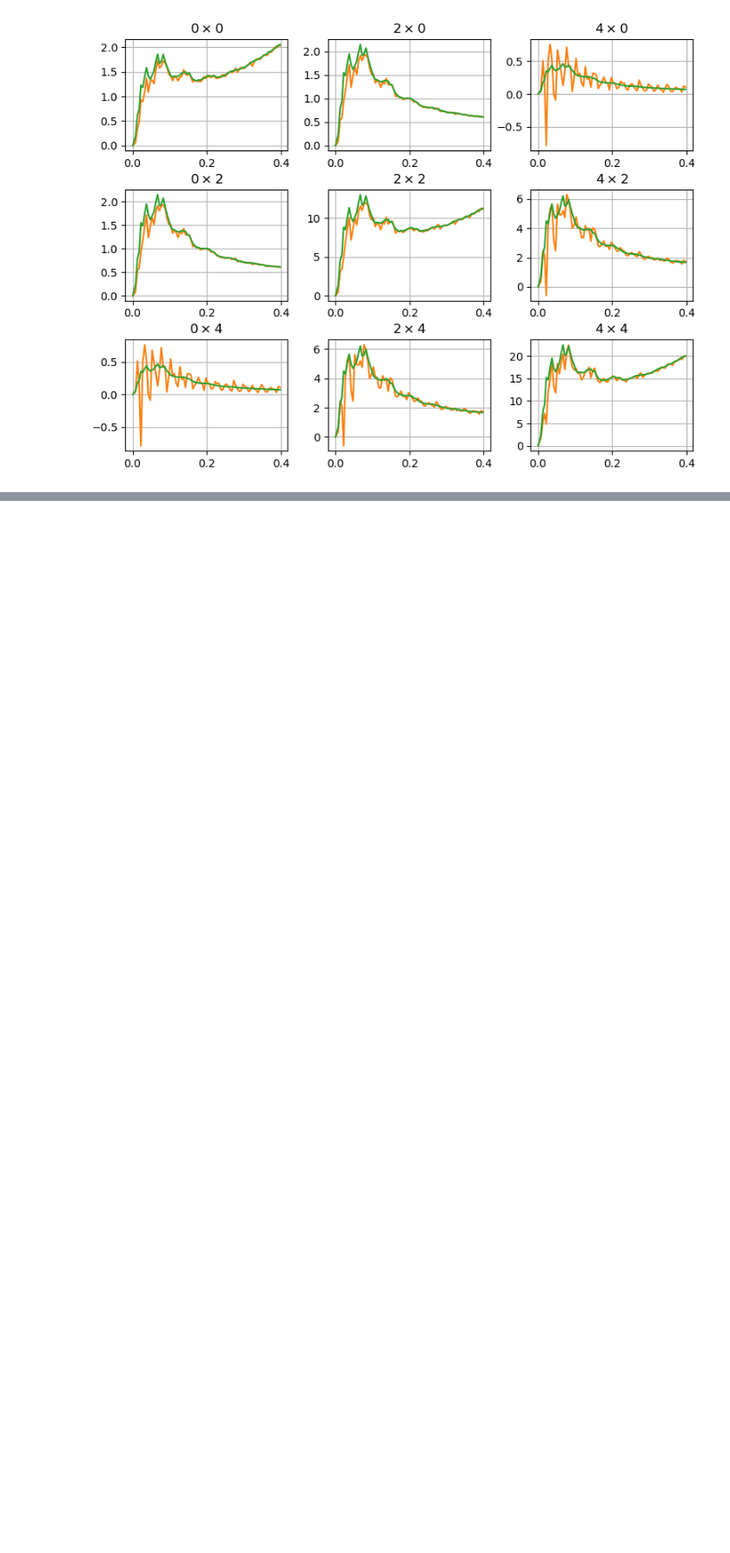
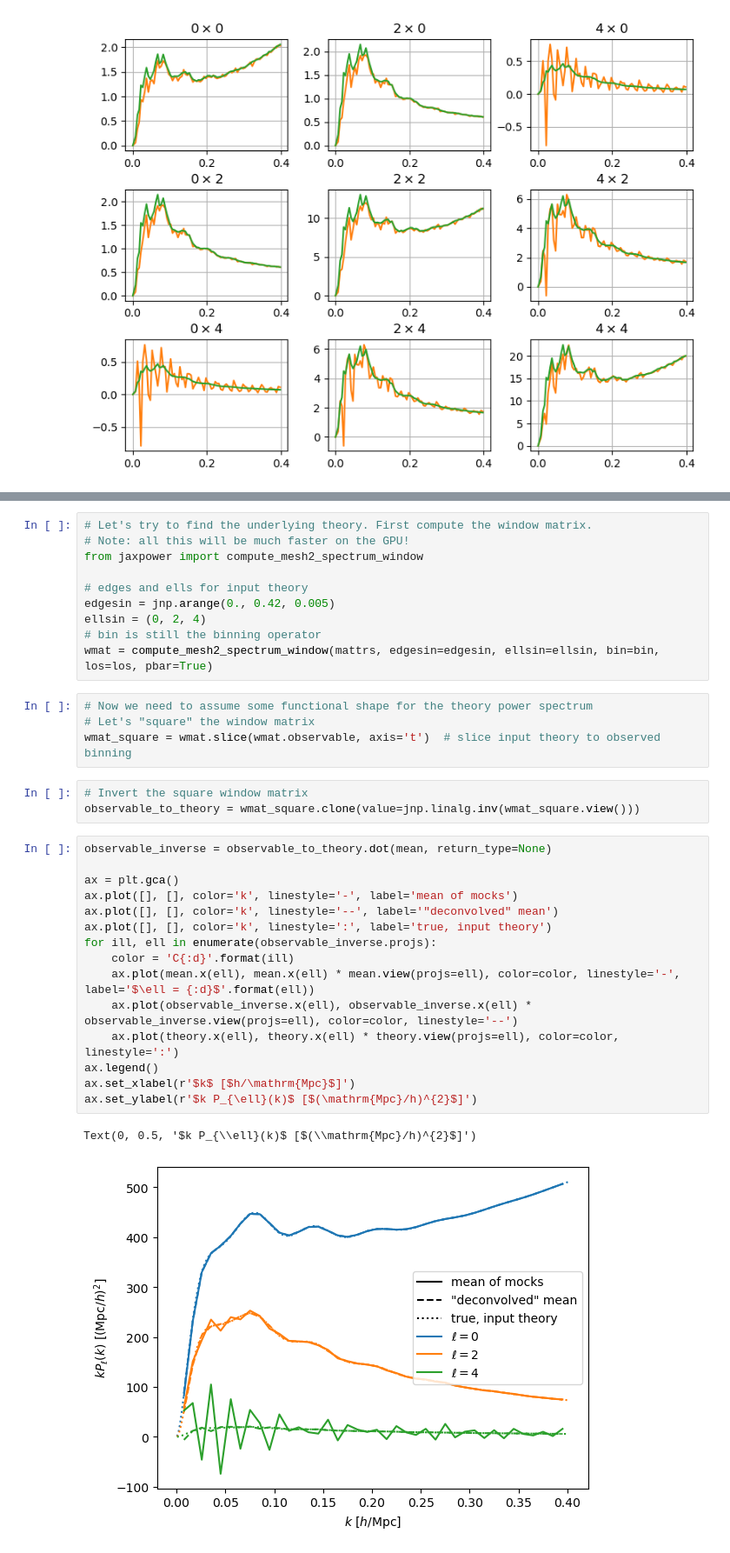
Before and after one commit to adematti/jax-power, a Jupyter notebook: nb/disconnected_covariance.ipynb, the cells around one changed output, grey strips where cells are left out. Shown at 87% size. Drawn from its saved outputs; the diff is of its cells as text; blank space fills up the shorter version.

```diff
--- a/nb/disconnected_covariance.ipynb
+++ b/nb/disconnected_covariance.ipynb
@@ -74,0 +102,35 @@ covmat_smooth.plot_diag(ytransform = lambda x, y: x**4 * y, color='C2', fig=fig,
+# %%
+# Let's try to find the underlying theory. First compute the window matrix.
+# Note: all this will be much faster on the GPU!
+from jaxpower import compute_mesh2_spectrum_window
+
+# edges and ells for input theory
+edgesin = jnp.arange(0., 0.42, 0.005)
+ellsin = (0, 2, 4)
+# bin is still the binning operator
+wmat = compute_mesh2_spectrum_window(mattrs, edgesin=edgesin, ellsin=ellsin, bin=bin, los=los, pbar=True)
+# %%
+# Now we need to assume some functional shape for the theory power spectrum
+# Let's "square" the window matrix
+wmat_square = wmat.slice(wmat.observable, axis='t')  # slice input theory to observed binning
+# %%
+# Invert the square window matrix
+observable_to_theory = wmat_square.clone(value=jnp.linalg.inv(wmat_square.view()))
+# %%
+observable_inverse = observable_to_theory.dot(mean, return_type=None)
+
+ax = plt.gca()
+ax.plot([], [], color='k', linestyle='-', label='mean of mocks')
+ax.plot([], [], color='k', linestyle='--', label='"deconvolved" mean')
+ax.plot([], [], color='k', linestyle=':', label='true, input theory')
+for ill, ell in enumerate(observable_inverse.projs):
+    color = 'C{:d}'.format(ill)
+    ax.plot(mean.x(ell), mean.x(ell) * mean.view(projs=ell), color=color, linestyle='-', label='$\ell = {:d}$'.format(ell))
+    ax.plot(observable_inverse.x(ell), observable_inverse.x(ell) * observable_inverse.view(projs=ell), color=color, linestyle='--')
+    ax.plot(theory.x(ell), theory.x(ell) * theory.view(projs=ell), color=color, linestyle=':')
+ax.legend()
+ax.set_xlabel(r'$k$ [$h/\mathrm{Mpc}$]')
+ax.set_ylabel(r'$k P_{\ell}(k)$ [$(\mathrm{Mpc}/h)^{2}$]')
+# %% [output]
+Text(0, 0.5, '$k P_{\\ell}(k)$ [$(\\mathrm{Mpc}/h)^{2}$]')
+[figure, added]
```
Also changed, not shown: parts of 10 cells of this notebook, 3 other files.
